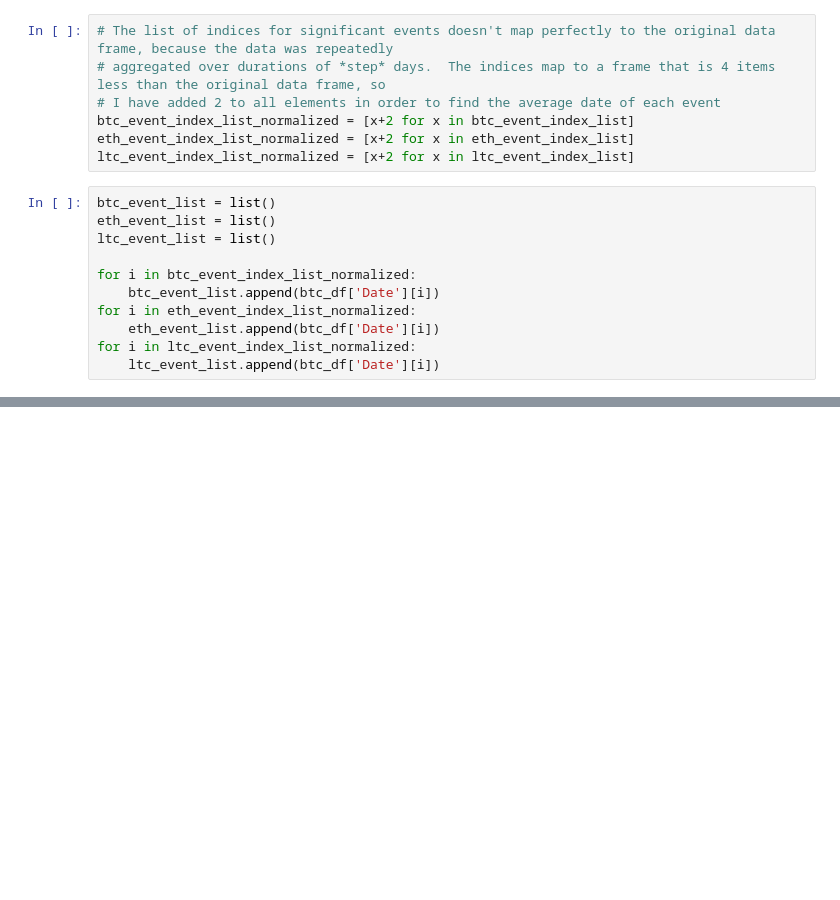
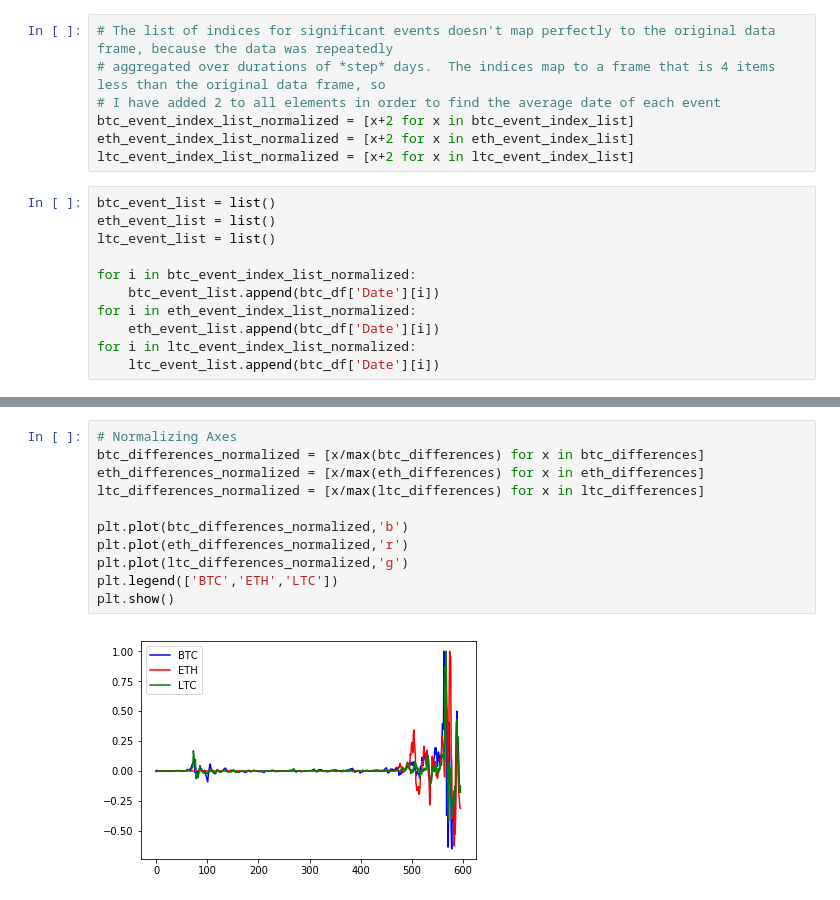
Before and after one commit to mhorton20916/project_one, a Jupyter notebook: crypto_comparison.ipynb, the cells around one changed output, grey strips where cells are left out. Drawn from its saved outputs; the diff is of its cells as text; blank space fills up the shorter version.

```diff
--- a/crypto_comparison.ipynb
+++ b/crypto_comparison.ipynb
@@ -418,0 +465,13 @@ btc_event_list
+# %%
+# Normalizing Axes
+btc_differences_normalized = [x/max(btc_differences) for x in btc_differences]
+eth_differences_normalized = [x/max(eth_differences) for x in eth_differences]
+ltc_differences_normalized = [x/max(ltc_differences) for x in ltc_differences]
+
+plt.plot(btc_differences_normalized,'b')
+plt.plot(eth_differences_normalized,'r')
+plt.plot(ltc_differences_normalized,'g')
+plt.legend(['BTC','ETH','LTC'])
+plt.show()
+# %% [output]
+[figure, added]
```
Also changed, not shown: parts of 19 cells of this notebook, 11 other files.
